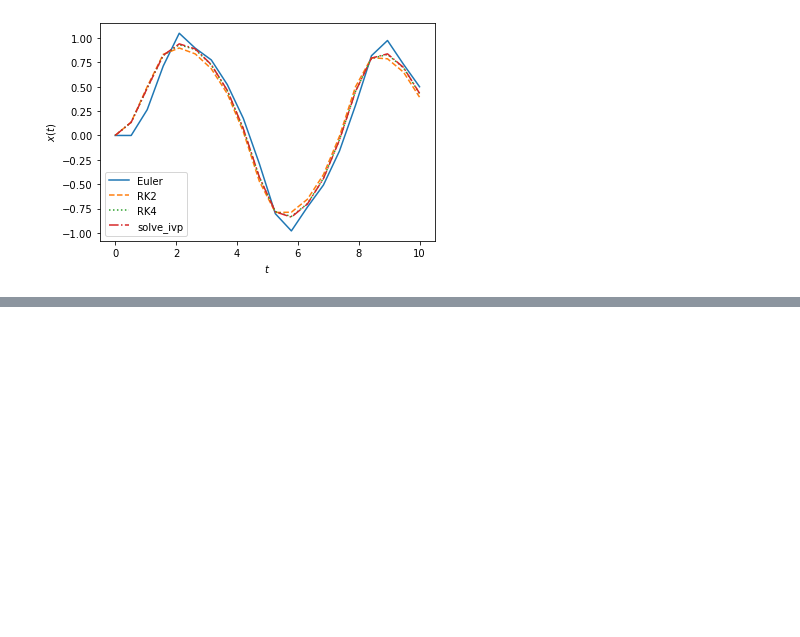
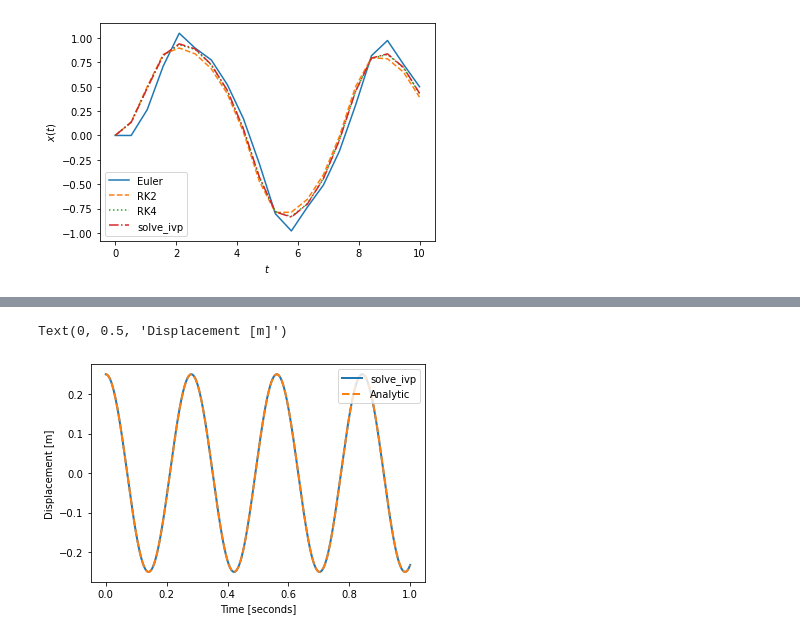
Before and after one commit to PHYS-240/handouts, a Jupyter notebook: 13_Integration/13_Integration.ipynb, the cells around one changed output, grey strips where cells are left out. Cells and saved outputs as stored; diff of their text form; code cells hidden in the pictures; blank space fills up the shorter version.

```diff
--- a/13_Integration/13_Integration.ipynb
+++ b/13_Integration/13_Integration.ipynb
@@ -464,0 +610,29 @@ ax.legend(loc='best')
+# %%
+import matplotlib.pyplot as plt
+import numpy as np
+from scipy.integrate import solve_ivp
+
+k = 750    # N/m
+m = 1.5    # kg
+x0 = 0.25  # m
+v0 = 0.0   # m/s
+
+ts = np.linspace(0, 1, 1000)
+analytic_xs = x0 * np.cos(np.sqrt(k / m) * ts)
+
+# f should give back array of [dx/dt, dv/dt], which is
+# [v, -k/m x]. Assume input vector is in order [x, v],
+# consistent with the order of the output derivatives,
+# so x = x_vec[0], v = x_vec[1]
+f = lambda t, x_vec: np.array([x_vec[1], -k / m * x_vec[0]])
+
+solution = solve_ivp(f, (min(ts), max(ts)), np.array([x0, v0]), t_eval=ts, vectorized=True)
+
+plt.plot(solution.t, solution.y[0,:], lw=2, label='solve_ivp')
+plt.plot(ts, analytic_xs, ls='--', lw=2, label='Analytic')
+plt.legend(loc='upper right')
+plt.xlabel('Time [seconds]')
+plt.ylabel('Displacement [m]')
+# %% [output]
+Text(0, 0.5, 'Displacement [m]')
+[figure, added]
```
Also changed, not shown: parts of 12 cells of this notebook.
